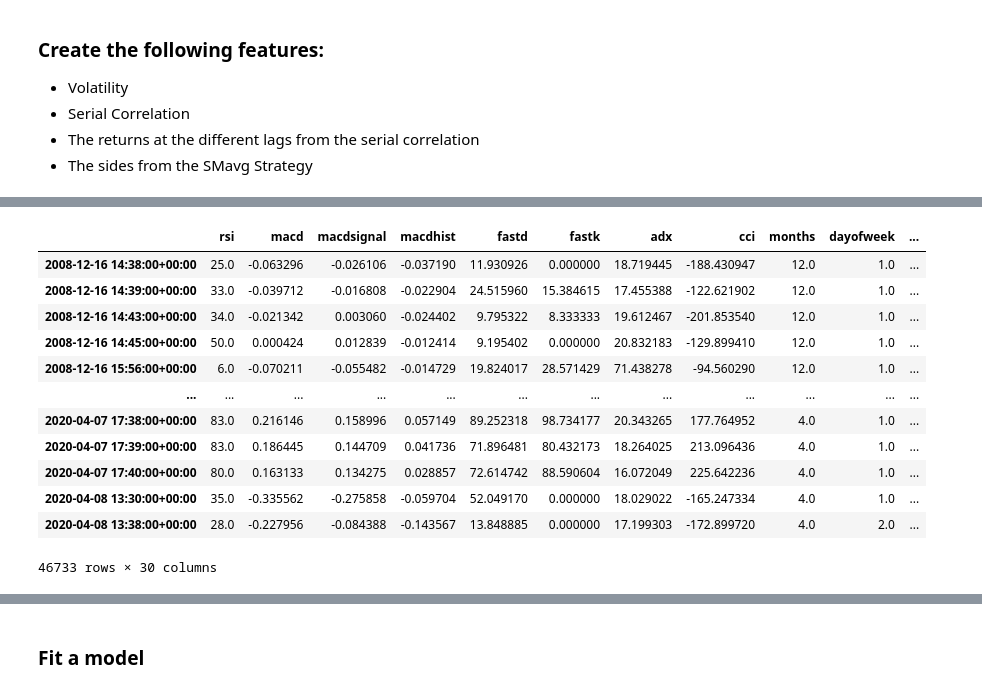
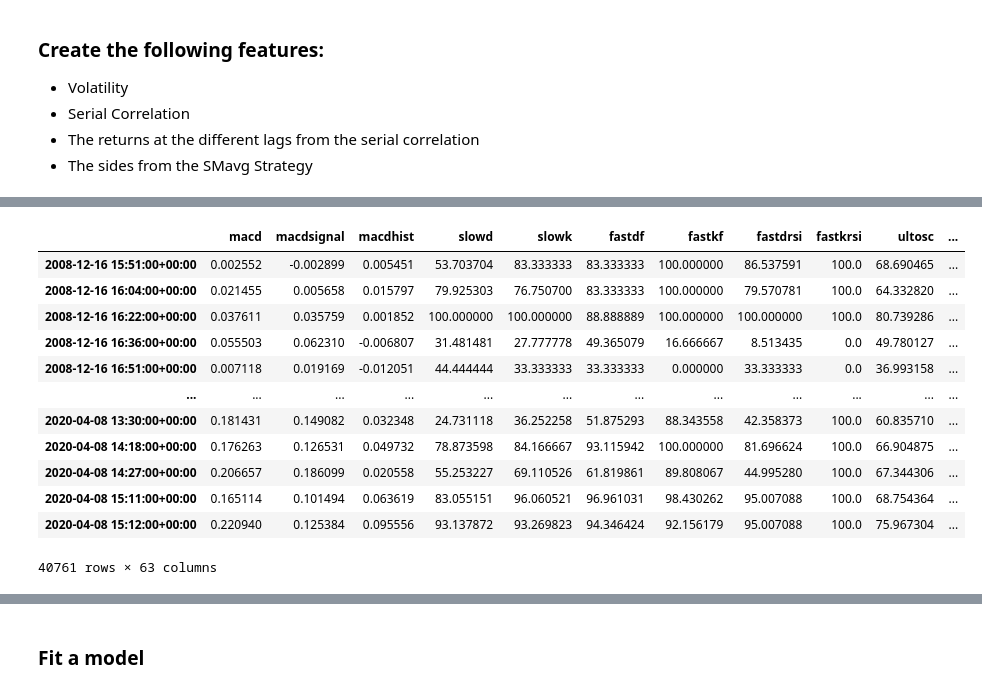
Before and after one commit to hjeffreywang/Stock_feature_engineering, a Jupyter notebook: Feature_generation.ipynb, the cells around one changed output, grey strips where cells are left out. Drawn from its saved outputs; the diff is of its cells as text; code cells hidden in the pictures.

```diff
--- a/Feature_generation.ipynb
+++ b/Feature_generation.ipynb
@@ -474,14 +503,14 @@ vertical_barriers.head()
 Name: timestamp, dtype: datetime64[ns, UTC]
 # %%
 #ptsl=profit taking and/or stop loss
-pt_sl = [0, 2]
+pt_sl = [1, 1]
 min_ret = 0.0005
 triple_barrier_events = ml.labeling.get_events(close=data_ml['close'],
                                                t_events=cusum_events,
                                                pt_sl=pt_sl,
                                                target=daily_vol,
                                                min_ret=min_ret,
-                                               num_threads=2,
+                                               num_threads=5,
                                                vertical_barrier_times=vertical_barriers,
                                                side_prediction=data_ml['side'])
 # %% [output]
@@ -594,22 +637,22 @@ KeyboardInterrupt:
 # Add Trending signals
 raw_data['sma'] = 0
 
-long_signals = raw_data['fast_mavg'] >= raw_data['slow_mavg']
-short_signals = raw_data['fast_mavg'] < raw_data['slow_mavg']
+long_signals = raw_data['fema_high'] >= raw_data['sema_high']
+short_signals = raw_data['fema_high'] < raw_data['sema_high']
 raw_data.loc[long_signals, 'sma'] = 1
 raw_data.loc[short_signals, 'side'] = -1
 # %%
 # Re compute sides
 raw_data['side'] = 0
 
-long_signals = raw_data['close'] <= raw_data['lower']
-short_signals = raw_data['close'] >= raw_data['upper']
+long_signals = raw_data['close'] <= raw_data['bb_lowerband']
+short_signals = raw_data['close'] >= raw_data['bb_upperband']
 
 raw_data.loc[long_signals, 'side'] = 1
 raw_data.loc[short_signals, 'side'] = -1
 # %%
-# Remove look ahead bias
-raw_data_shifted = raw_data.shift(1)
+# Remove look ahead bias .shift(1)
+raw_data_shifted = raw_data
 # %%
 raw_data_shifted.columns
 # %% [output]
@@ -624,26 +670,26 @@ Index(['open', 'high', 'low', 'close', 'volume', 'date', 'rsi', 'avg', 'upper',
 # %%
 #make sure to drop all
 # Get features at event dates
 X = raw_data_shifted.loc[labels.index, :]
 
 # Drop unwanted columns
-X.drop(['open', 'high', 'low' ,'close','volume','date','ema_high','ema_low','ema_close', 'dema', 'lower', 'upper',   'close',  \
-        'avg', 'fast_mavg', 'slow_mavg'], axis=1, inplace=True)
+X.drop(['open', 'high', 'low' ,'close','volume','date','fema_high','sema_high','ema_low','ema_close', 'dema',   'close',  \
+        'bb_lowerband', 'bb_upperband', 'bb_middleband', 'fast_mavg', 'slow_mavg'], axis=1, inplace=True)
 #'macd','macdsignal','macdhist',
 #,'months','dayofweek','hourofday'
 y = labels['bin'].dropna()
 X
 # %% [output]
-|  | rsi | macd | macdsignal | macdhist | fastd | fastk | adx | cci | months | dayofweek | ... |
-| 2008-12-16 14:38:00+00:00 | 25.0 | -0.063296 | -0.026106 | -0.037190 | 11.930926 | 0.000000 | 18.719445 | -188.430947 | 12.0 | 1.0 | ... |
-| 2008-12-16 14:39:00+00:00 | 33.0 | -0.039712 | -0.016808 | -0.022904 | 24.515960 | 15.384615 | 17.455388 | -122.621902 | 12.0 | 1.0 | ... |
-| 2008-12-16 14:43:00+00:00 | 34.0 | -0.021342 | 0.003060 | -0.024402 | 9.795322 | 8.333333 | 19.612467 | -201.853540 | 12.0 | 1.0 | ... |
-| 2008-12-16 14:45:00+00:00 | 50.0 | 0.000424 | 0.012839 | -0.012414 | 9.195402 | 0.000000 | 20.832183 | -129.899410 | 12.0 | 1.0 | ... |
-| 2008-12-16 15:56:00+00:00 | 6.0 | -0.070211 | -0.055482 | -0.014729 | 19.824017 | 28.571429 | 71.438278 | -94.560290 | 12.0 | 1.0 | ... |
+|  | macd | macdsignal | macdhist | slowd | slowk | fastdf | fastkf | fastdrsi | fastkrsi | ultosc | ... |
+| 2008-12-16 15:51:00+00:00 | 0.002552 | -0.002899 | 0.005451 | 53.703704 | 83.333333 | 83.333333 | 100.000000 | 86.537591 | 100.0 | 68.690465 | ... |
+| 2008-12-16 16:04:00+00:00 | 0.021455 | 0.005658 | 0.015797 | 79.925303 | 76.750700 | 83.333333 | 100.000000 | 79.570781 | 100.0 | 64.332820 | ... |
+| 2008-12-16 16:22:00+00:00 | 0.037611 | 0.035759 | 0.001852 | 100.000000 | 100.000000 | 88.888889 | 100.000000 | 100.000000 | 100.0 | 80.739286 | ... |
+| 2008-12-16 16:36:00+00:00 | 0.055503 | 0.062310 | -0.006807 | 31.481481 | 27.777778 | 49.365079 | 16.666667 | 8.513435 | 0.0 | 49.780127 | ... |
+| 2008-12-16 16:51:00+00:00 | 0.007118 | 0.019169 | -0.012051 | 44.444444 | 33.333333 | 33.333333 | 0.000000 | 33.333333 | 0.0 | 36.993158 | ... |
 | ... | ... | ... | ... | ... | ... | ... | ... | ... | ... | ... | ... |
-| 2020-04-07 17:38:00+00:00 | 83.0 | 0.216146 | 0.158996 | 0.057149 | 89.252318 | 98.734177 | 20.343265 | 177.764952 | 4.0 | 1.0 | ... |
-| 2020-04-07 17:39:00+00:00 | 83.0 | 0.186445 | 0.144709 | 0.041736 | 71.896481 | 80.432173 | 18.264025 | 213.096436 | 4.0 | 1.0 | ... |
-| 2020-04-07 17:40:00+00:00 | 80.0 | 0.163133 | 0.134275 | 0.028857 | 72.614742 | 88.590604 | 16.072049 | 225.642236 | 4.0 | 1.0 | ... |
-| 2020-04-08 13:30:00+00:00 | 35.0 | -0.335562 | -0.275858 | -0.059704 | 52.049170 | 0.000000 | 18.029022 | -165.247334 | 4.0 | 1.0 | ... |
-| 2020-04-08 13:38:00+00:00 | 28.0 | -0.227956 | -0.084388 | -0.143567 | 13.848885 | 0.000000 | 17.199303 | -172.899720 | 4.0 | 2.0 | ... |
+| 2020-04-08 13:30:00+00:00 | 0.181431 | 0.149082 | 0.032348 | 24.731118 | 36.252258 | 51.875293 | 88.343558 | 42.358373 | 100.0 | 60.835710 | ... |
+| 2020-04-08 14:18:00+00:00 | 0.176263 | 0.126531 | 0.049732 | 78.873598 | 84.166667 | 93.115942 | 100.000000 | 81.696624 | 100.0 | 66.904875 | ... |
+| 2020-04-08 14:27:00+00:00 | 0.206657 | 0.186099 | 0.020558 | 55.253227 | 69.110526 | 61.819861 | 89.808067 | 44.995280 | 100.0 | 67.344306 | ... |
+| 2020-04-08 15:11:00+00:00 | 0.165114 | 0.101494 | 0.063619 | 83.055151 | 96.060521 | 96.961031 | 98.430262 | 95.007088 | 100.0 | 68.754364 | ... |
+| 2020-04-08 15:12:00+00:00 | 0.220940 | 0.125384 | 0.095556 | 93.137872 | 93.269823 | 94.346424 | 92.156179 | 95.007088 | 100.0 | 75.967304 | ... |
-46733 rows × 30 columns
+40761 rows × 63 columns
```
Also changed, not shown: parts of 40 cells of this notebook, 1 other file.
